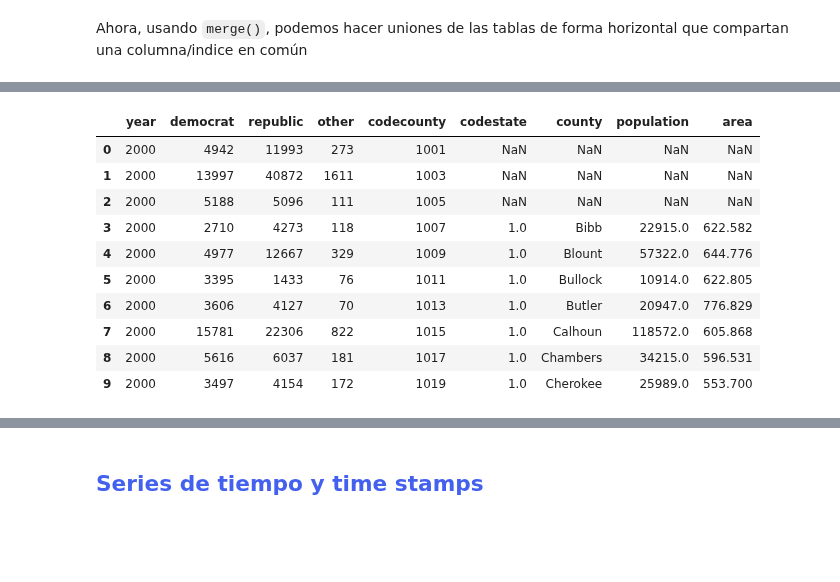
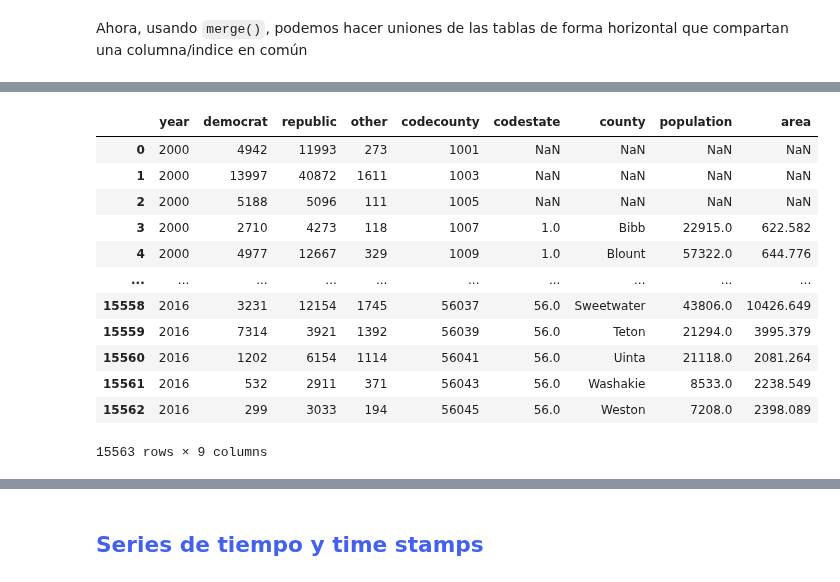
Before and after one commit to AprendizajeProfundo/diplomado-ciencia-de-datos, a Jupyter notebook: Programación-Python/Cuadernos/Taller_Pandas.ipynb, the cells around one changed output, grey strips where cells are left out. Saved outputs shown, nothing was run; the diff lists cells and outputs as text; code cells hidden in the pictures; blank space fills up the shorter version.

```diff
--- a/Programación-Python/Cuadernos/Taller_Pandas.ipynb
+++ b/Programación-Python/Cuadernos/Taller_Pandas.ipynb
@@ -417,7 +445,7 @@ print(counties.shape)
 (3234, 6)
 (3231, 6)
 # %%
-counties.drop(['densidad_pob'], axis=1,inplace=True) #inplace=True, para que me modifique la BD
+counties.drop(columns=['densidad_pob'],inplace=True) #inplace=True, para que me modifique la BD
 counties.columns
 # %% [output]
 Index(['codestate', 'codecounty', 'county', 'population', 'area'], dtype='object')
@@ -708,17 +764,19 @@ outer_joined.head(10)
 # %%
 left_joined=pd.merge(elections, counties, how='left')
-left_joined.head(10)
+left_joined
 # %% [output]
 |  | year | democrat | republic | other | codecounty | codestate | county | population | area |
 | 0 | 2000 | 4942 | 11993 | 273 | 1001 | NaN | NaN | NaN | NaN |
 | 1 | 2000 | 13997 | 40872 | 1611 | 1003 | NaN | NaN | NaN | NaN |
 | 2 | 2000 | 5188 | 5096 | 111 | 1005 | NaN | NaN | NaN | NaN |
 | 3 | 2000 | 2710 | 4273 | 118 | 1007 | 1.0 | Bibb | 22915.0 | 622.582 |
 | 4 | 2000 | 4977 | 12667 | 329 | 1009 | 1.0 | Blount | 57322.0 | 644.776 |
-| 5 | 2000 | 3395 | 1433 | 76 | 1011 | 1.0 | Bullock | 10914.0 | 622.805 |
-| 6 | 2000 | 3606 | 4127 | 70 | 1013 | 1.0 | Butler | 20947.0 | 776.829 |
-| 7 | 2000 | 15781 | 22306 | 822 | 1015 | 1.0 | Calhoun | 118572.0 | 605.868 |
-| 8 | 2000 | 5616 | 6037 | 181 | 1017 | 1.0 | Chambers | 34215.0 | 596.531 |
-| 9 | 2000 | 3497 | 4154 | 172 | 1019 | 1.0 | Cherokee | 25989.0 | 553.700 |
+| ... | ... | ... | ... | ... | ... | ... | ... | ... | ... |
+| 15558 | 2016 | 3231 | 12154 | 1745 | 56037 | 56.0 | Sweetwater | 43806.0 | 10426.649 |
+| 15559 | 2016 | 7314 | 3921 | 1392 | 56039 | 56.0 | Teton | 21294.0 | 3995.379 |
+| 15560 | 2016 | 1202 | 6154 | 1114 | 56041 | 56.0 | Uinta | 21118.0 | 2081.264 |
+| 15561 | 2016 | 532 | 2911 | 371 | 56043 | 56.0 | Washakie | 8533.0 | 2238.549 |
+| 15562 | 2016 | 299 | 3033 | 194 | 56045 | 56.0 | Weston | 7208.0 | 2398.089 |
+15563 rows × 9 columns
 # %%
 right_joined=pd.merge(elections, counties, how='right')
```
Also changed, not shown: parts of 28 cells of this notebook, 6 other files.
